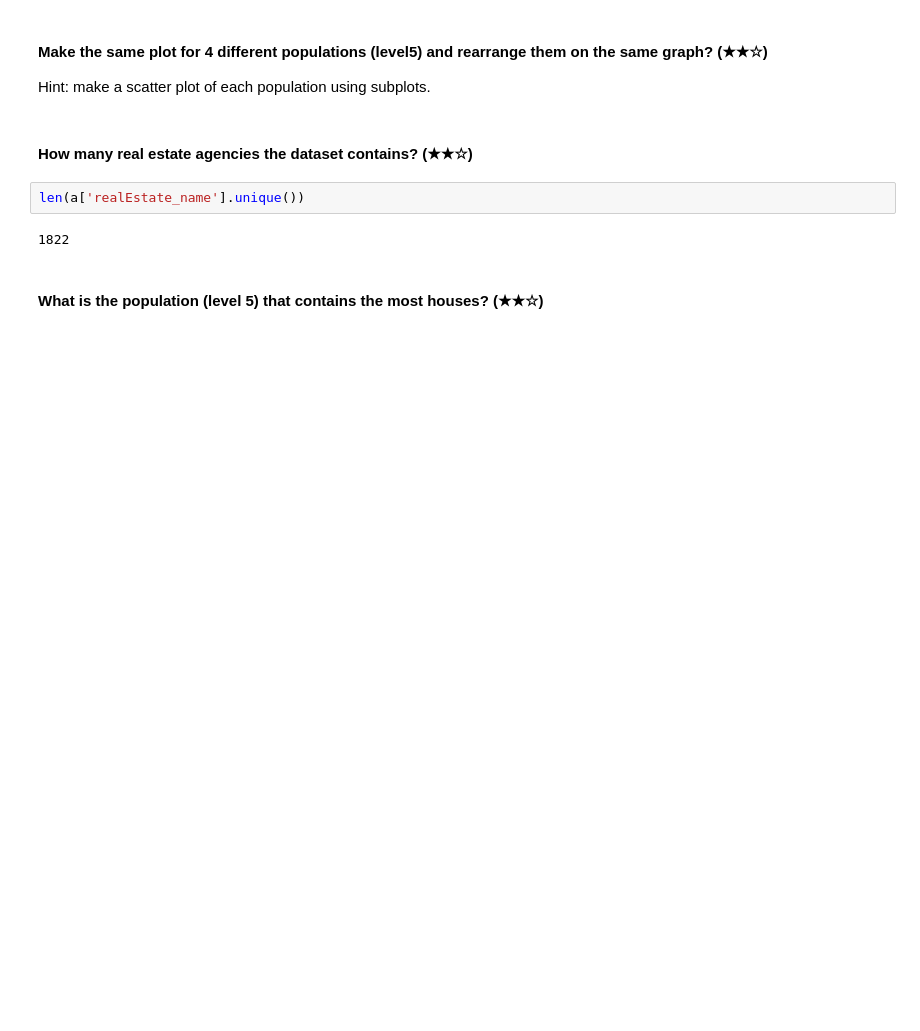
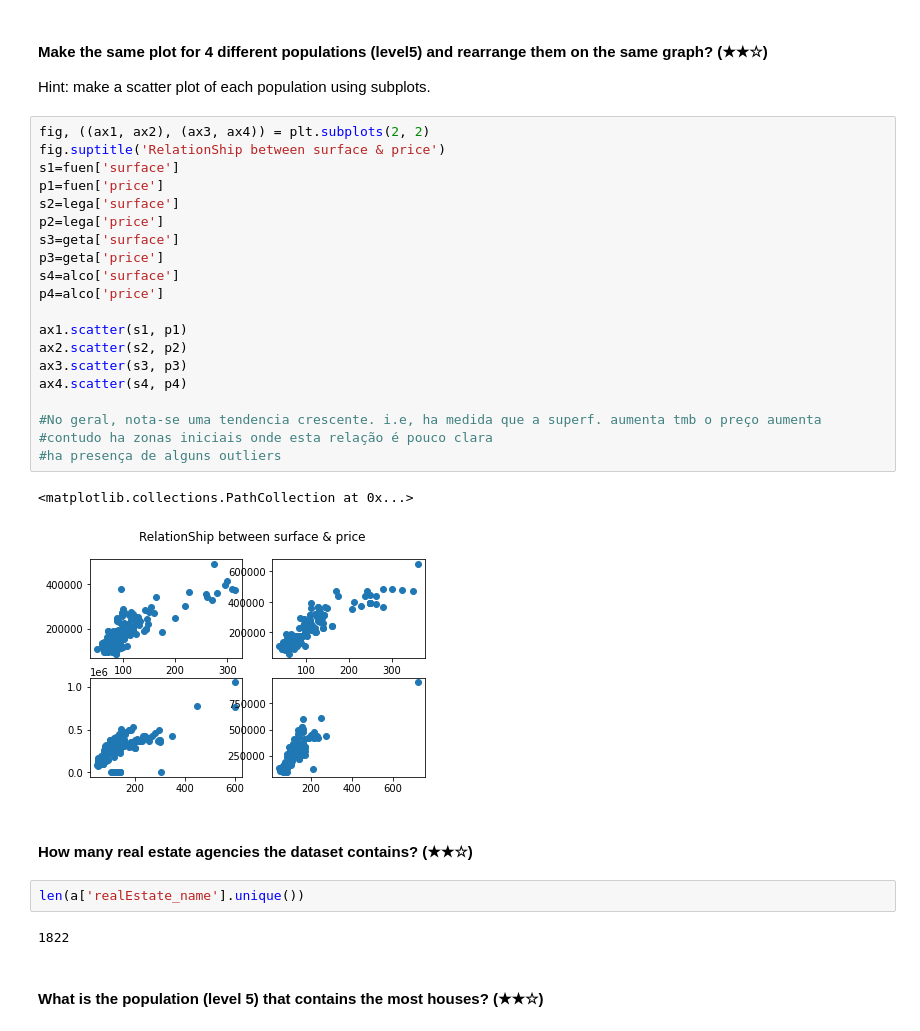
Before and after one commit to 6oncvlo/machine-learning-prework, a Jupyter notebook: 06-final_project/project.ipynb, the cells around one changed output. Cells and saved outputs as stored; diff of their text form; blank space fills up the shorter version.

```diff
--- a/06-final_project/project.ipynb
+++ b/06-final_project/project.ipynb
@@ -301,6 +304,29 @@ Hint: make a scatter plot.
 # %% [markdown]
 #### Make the same plot for 4 different populations (level5) and rearrange them on the same graph? (★★☆)
 Hint: make a scatter plot of each population using subplots.
+# %%
+fig, ((ax1, ax2), (ax3, ax4)) = plt.subplots(2, 2)
+fig.suptitle('RelationShip between surface & price')
+s1=fuen['surface']
+p1=fuen['price']
+s2=lega['surface']
+p2=lega['price']
+s3=geta['surface']
+p3=geta['price']
+s4=alco['surface']
+p4=alco['price']
+
+ax1.scatter(s1, p1)
+ax2.scatter(s2, p2)
+ax3.scatter(s3, p3)
+ax4.scatter(s4, p4)
+
+#No geral, nota-se uma tendencia crescente. i.e, ha medida que a superf. aumenta tmb o preço aumenta
+#contudo ha zonas iniciais onde esta relação é pouco clara
+#ha presença de alguns outliers
+# %% [output]
+<matplotlib.collections.PathCollection at 0x...>
+[figure, added]
 # %% [markdown]
 #### How many  real estate agencies the dataset contains? (★★☆)
 # %%
```
Also changed, not shown: parts of 8 cells of this notebook.
